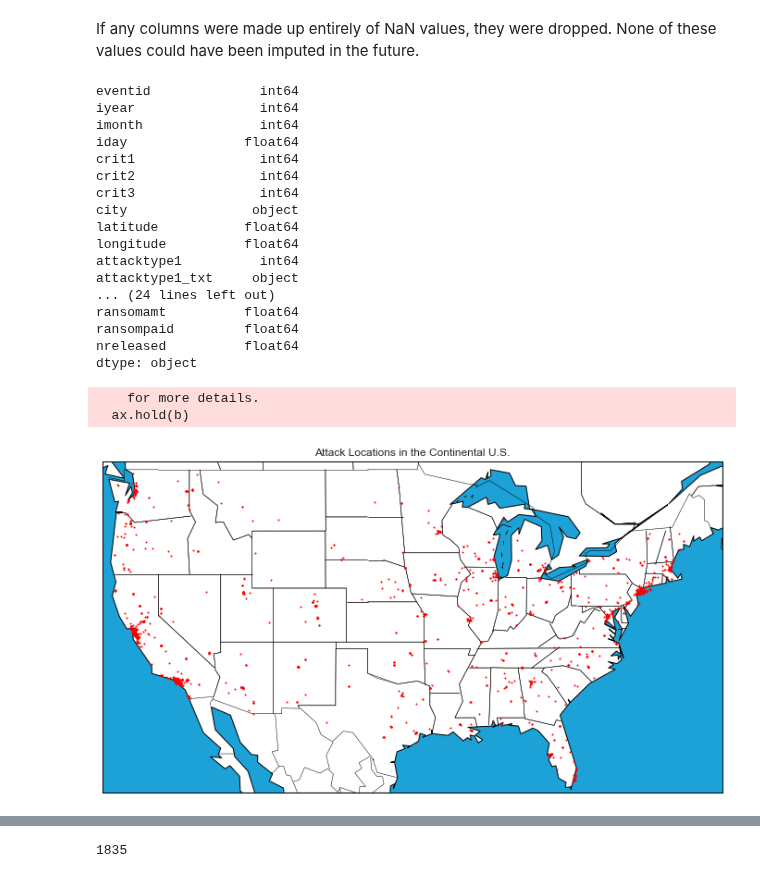
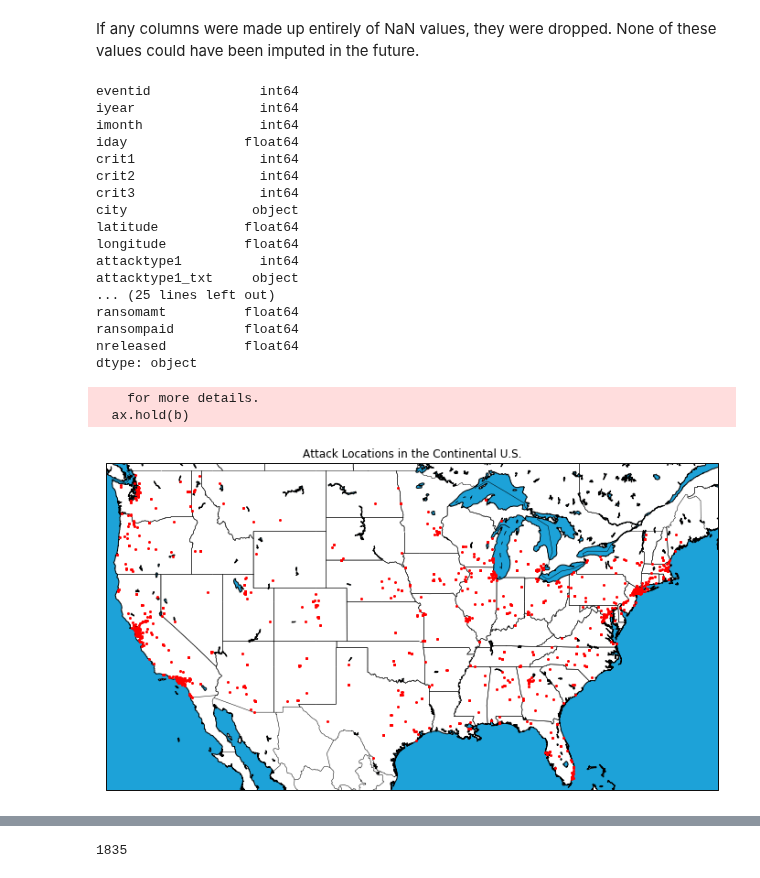
Before and after one commit to jakecarlson1/machine-learning-labs, a Jupyter notebook: Lab1/Lab 1 - Exploring Table Data.ipynb, the cells around one changed output, grey strips where cells are left out. Cells and saved outputs as stored; diff of their text form; code cells hidden in the pictures.

```diff
--- a/Lab1/Lab 1 - Exploring Table Data.ipynb
+++ b/Lab1/Lab 1 - Exploring Table Data.ipynb
@@ -291,7 +291,7 @@ to_keep = ['eventid', 'iyear', 'imonth', 'iday', 'crit1', 'crit2',
            'nperps', 'nperpcap', 'claimed', 'claimmode',
            'claimmode_txt', 'nkill', 'nkillter', 'nwound', 'nwoundte',
            'property', 'propextent', 'propextent_txt', 'propvalue',
-           'nhostkid', 'ransomamt', 'ransompaid', 'nreleased']
+           'ishostkid', 'nhostkid', 'ransomamt', 'ransompaid', 'nreleased']
 df = df[to_keep]
 # %%
 print(df.dtypes)
@@ -308,7 +308,7 @@ latitude           float64
 longitude          float64
 attacktype1          int64
 attacktype1_txt     object
-... (24 lines left out)
+... (25 lines left out)
 ransomamt          float64
 ransompaid         float64
 nreleased          float64
@@ -320,28 +320,32 @@ df.to_csv('../data/us_only_clean.csv', sep=',')
 # %%
 # generated using help from the following tutorial:
 # http://www.datadependence.com/2016/06/creating-map-visualisations-in-python/
 import matplotlib.pyplot as plt
 from mpl_toolkits.basemap import Basemap
 import warnings
 warnings.simplefilter('ignore', DeprecationWarning)
+warnings.simplefilter('ignore', MatplotlibDeprecationWarning)
 %matplotlib inline
 westlimit=-125.33
 southlimit=24.69
 eastlimit=-66.09
 northlimit=49.5
 fig = plt.figure(figsize=(12,12))
-m = Basemap(resolution='c', projection='merc', lat_0=(northlimit-southlimit)/2, lon_0=(westlimit-eastlimit)/2,
-           llcrnrlon=westlimit, llcrnrlat=southlimit, urcrnrlon=eastlimit, urcrnrlat=northlimit)
+m = Basemap(resolution='i', projection='merc',
+            lat_0=(northlimit-southlimit)/2,
+            lon_0=(westlimit-eastlimit)/2,
+            llcrnrlon=westlimit, llcrnrlat=southlimit,
+            urcrnrlon=eastlimit, urcrnrlat=northlimit)
 m.drawcoastlines()
 m.fillcontinents(color='#FFFFFF', lake_color='#1DA2D8')
 m.drawstates()
 m.drawcountries()
 m.drawmapboundary(fill_color='#1DA2D8')
 x, y = m(df.longitude.tolist(), df.latitude.tolist())
 m.plot(x, y, 'o', markersize=2, color='#FF0000', alpha=1)
 plt.title('Attack Locations in the Continental U.S.')
 plt.show()
 # %% [output]
     for more details.
   ax.hold(b)
-[figure, old version]
+[figure, new version]
```
Also changed, not shown: parts of 18 cells of this notebook, 1 other file.
